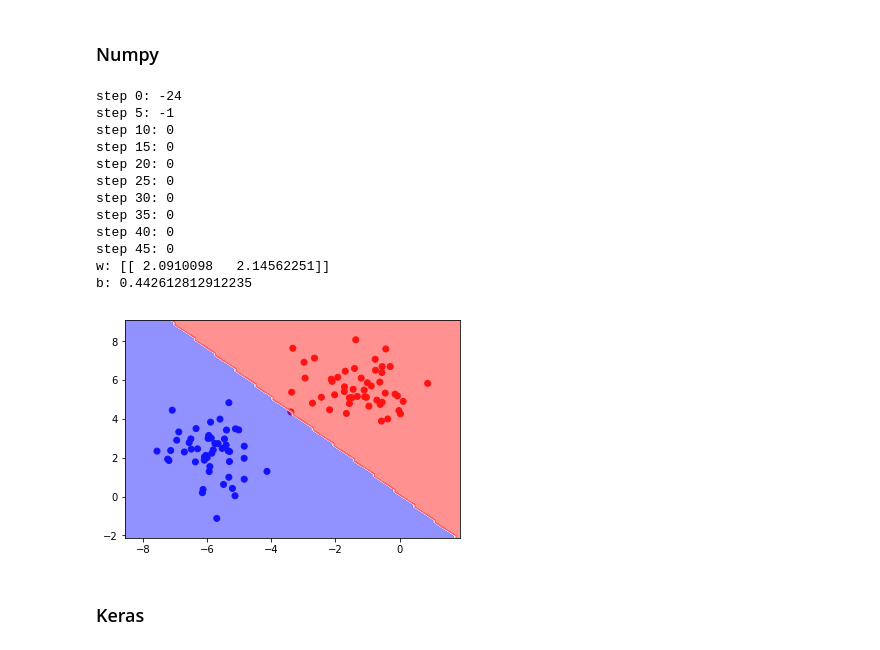
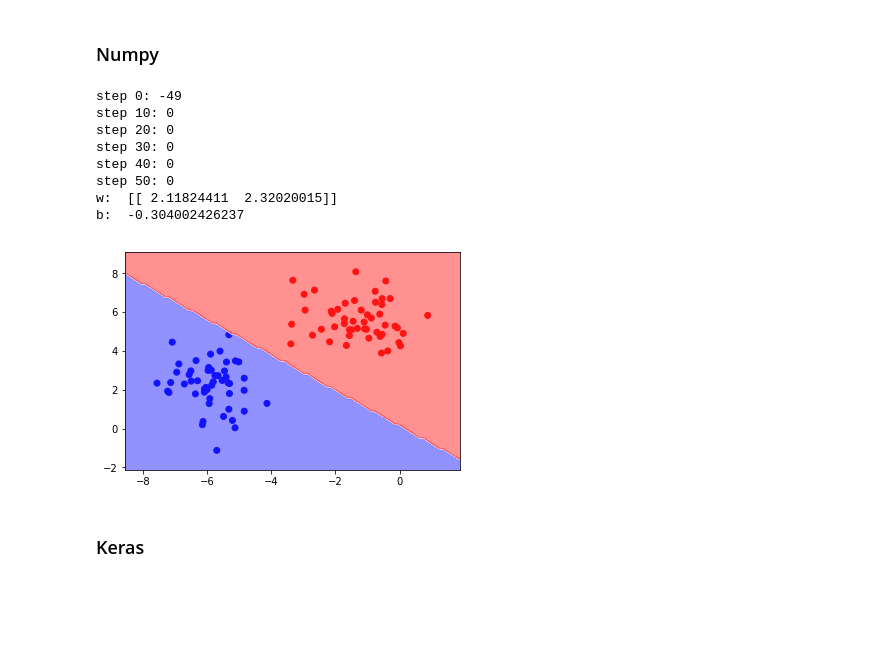
Before and after one commit to arnaldog12/Manual-Pratico-Deep-Learning, a Jupyter notebook: Perceptron.ipynb, the cells around one changed output. Drawn from its saved outputs; the diff is of its cells as text; code cells hidden in the pictures; blank space fills up the shorter version.

```diff
--- a/Perceptron.ipynb
+++ b/Perceptron.ipynb
@@ -723,38 +734,34 @@ plot_linear_classifier(x, y, w, b)
 # %%
 D = x.shape[1]
 w = 2*np.random.random((1, D))-1
 b = 2*np.random.random()-1
 
 learning_rate = 1e-2
 
-for step in range(50):
-    y_pred = np.dot(w, x.T) + b
+for step in range(51):
+    y_pred = np.dot(x, w.T) + b
     y_pred = np.where(y_pred > 0, 1, 0)
     error = y - y_pred
-    w = w + learning_rate*np.dot(error, x)
+    w = w + learning_rate*np.dot(error.T, x)
     b = b + learning_rate*np.sum(error)
 
-    if step%5 == 0:
+    if step%10 == 0:
         print('step {0}: {1}'.format(step, np.sum(error)))
 
-print('w: {} \nb: {}'.format(w, b))
+print('w: ', w)
+print('b: ', b)
+
+plot_linear_classifier(x, y, w, b)
 # %% [output]
-step 0: -24
-step 5: -1
+step 0: -49
 step 10: 0
-step 15: 0
 step 20: 0
-step 25: 0
 step 30: 0
-step 35: 0
 step 40: 0
-step 45: 0
-w: [[ 2.0910098   2.14562251]]
-b: 0.442612812912235
+step 50: 0
+w:  [[ 2.11824411  2.32020015]]
+b:  -0.304002426237
+[figure, added]
-# %%
-plot_linear_classifier(x, y, w, b)
-# %% [output]
-[figure, removed]
 # %% [markdown]
 ### Keras
 # %%
```
Also changed, not shown: parts of 40 cells of this notebook, 1 other file.
